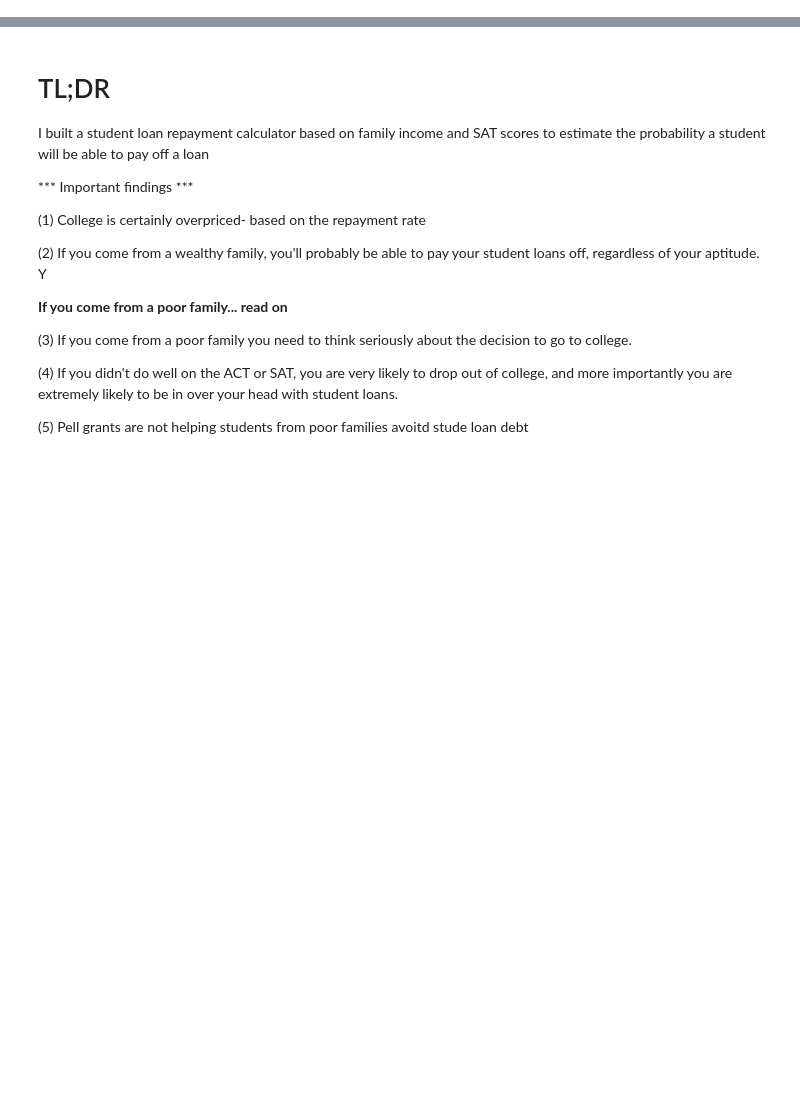
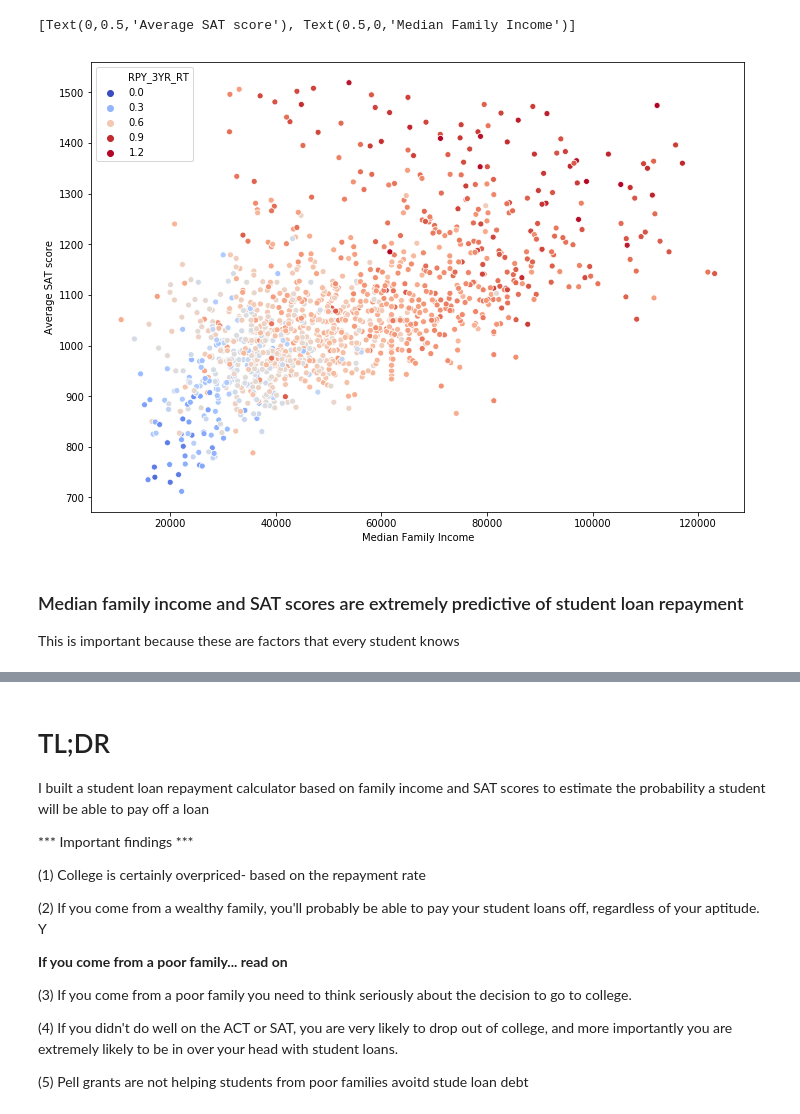
Before and after one commit to tylermatheny/studentloans, a Jupyter notebook: CollegeScorecard.ipynb, the cells around one changed output, grey strips where cells are left out. Drawn from its saved outputs; the diff is of its cells as text; code cells hidden in the pictures; blank space fills up the shorter version.

```diff
--- a/CollegeScorecard.ipynb
+++ b/CollegeScorecard.ipynb
@@ -0,0 +72,15 @@
+# %%
+%matplotlib inline
+x = scorecard_data[['MD_FAMINC', 'RPY_3YR_RT', 'SAT_AVG']]
+x = x.apply(pd.to_numeric, errors='coerce')
+a4_dims = (11.7, 8.27)
+fig, ax = plt.pyplot.subplots(figsize=a4_dims)
+y = sns.scatterplot(x="MD_FAMINC", y="SAT_AVG", hue = "RPY_3YR_RT", palette= "coolwarm",  data=x)
+y.set(xlabel='Median Family Income', ylabel='Average SAT score')
+# %% [output]
+[Text(0,0.5,'Average SAT score'), Text(0.5,0,'Median Family Income')]
+[figure, added]
+# %% [markdown]
+### Median family income and SAT scores are extremely predictive of student loan repayment
+
+This is important because these are factors that every student knows
```
Also changed, not shown: parts of 27 cells of this notebook, 8 other files.
